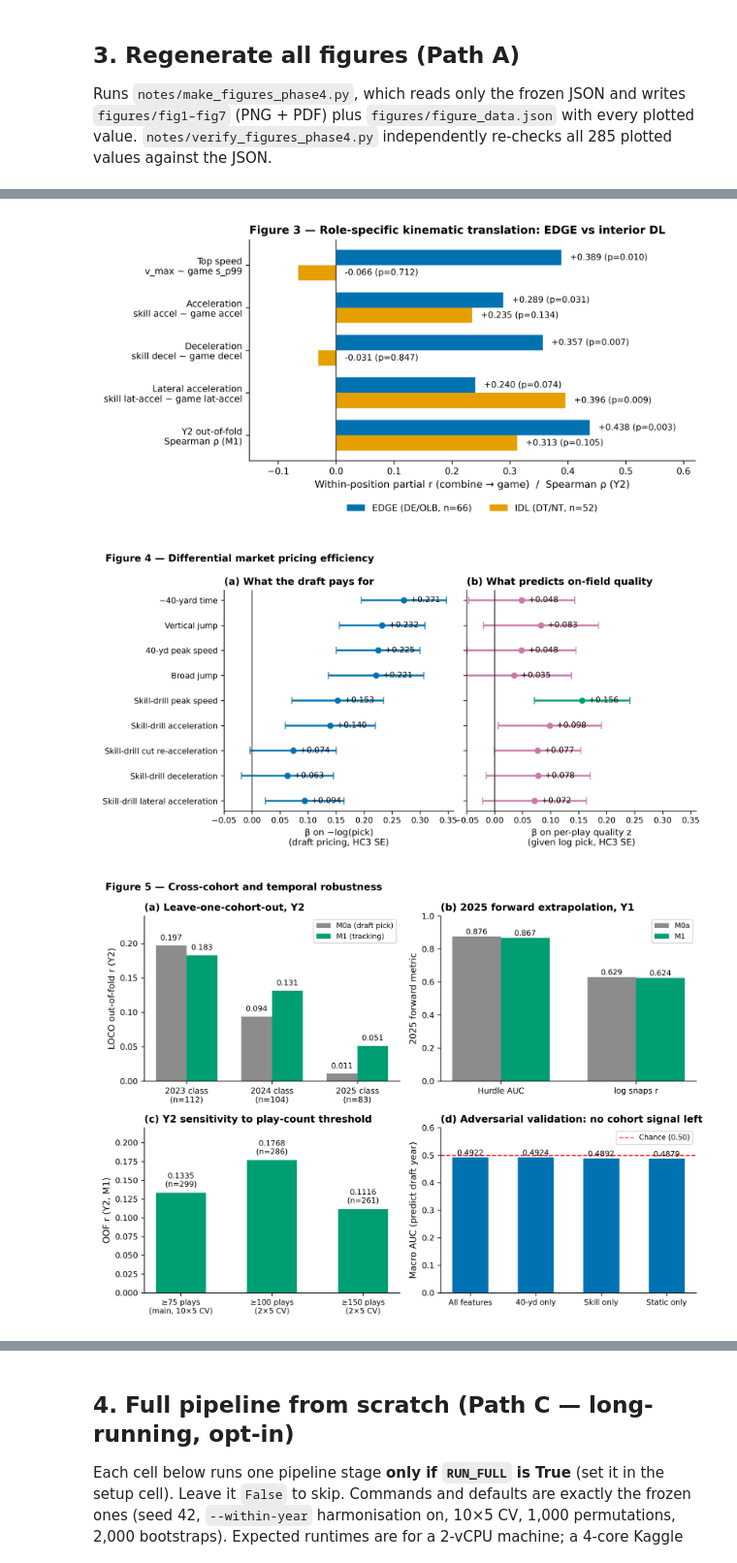
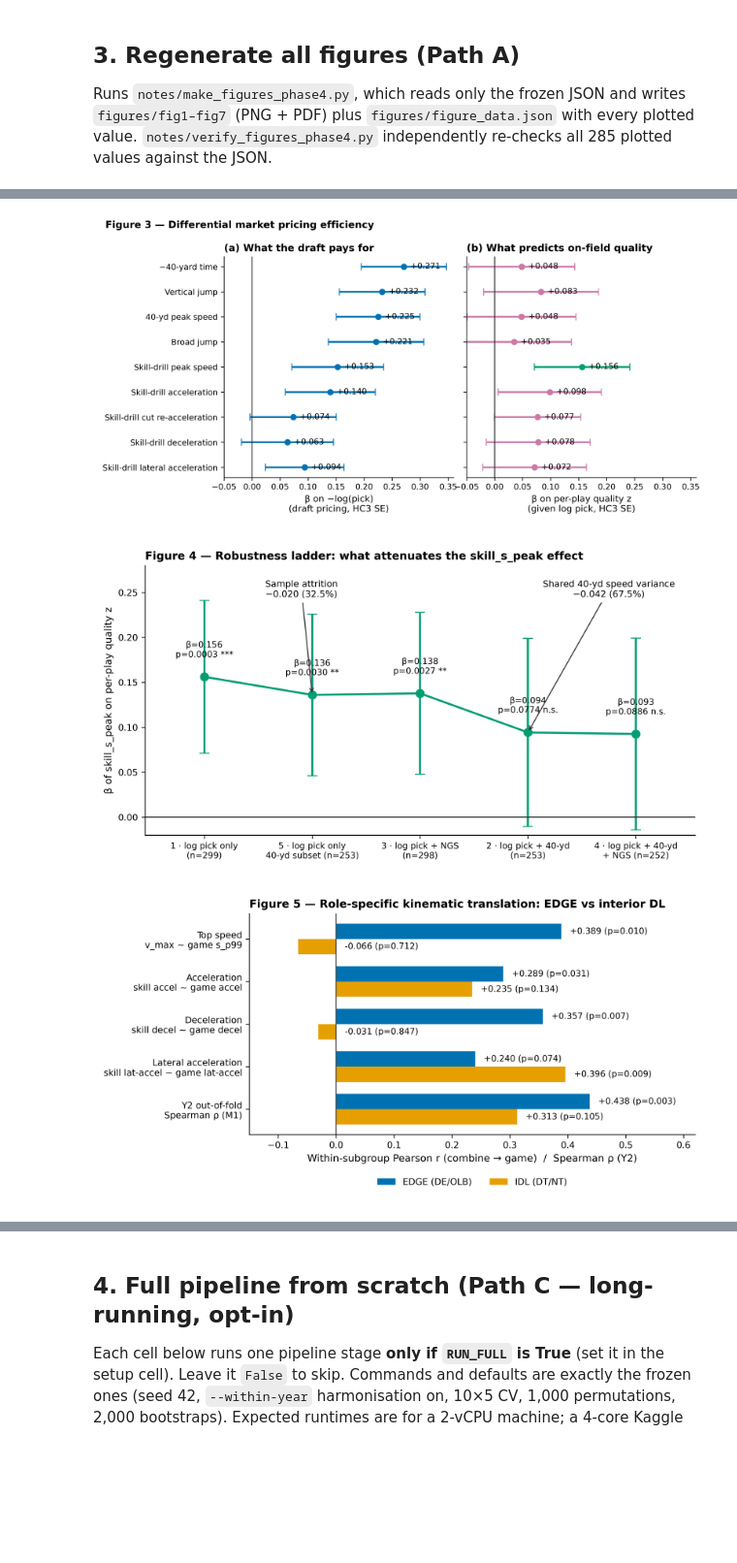
Before and after one commit to wangde2021-collab/kaggle, a Jupyter notebook: 03-nfl-big-data-bowl/nfl_big_data_bowl_2027_reproducible.ipynb, the cells around one changed output, grey strips where cells are left out. Shown at 97% size. Saved outputs shown, nothing was run; the diff lists cells and outputs as text; code cells hidden in the pictures; blank space fills up the shorter version.

```diff
--- a/03-nfl-big-data-bowl/nfl_big_data_bowl_2027_reproducible.ipynb
+++ b/03-nfl-big-data-bowl/nfl_big_data_bowl_2027_reproducible.ipynb
@@ -199,14 +199,14 @@ ALL 285 CHECKS PASSED — figures+tables = 9 (< 10)
 # %%
 from IPython.display import Image, display
 
 for name in ["fig1_double_dissociation", "fig2_beyond_stopwatch",
-             "fig3_dl_edge_idl", "fig4_pricing_efficiency",
-             "fig5_loco_temporal", "fig6_robustness_ladder",
-             "fig7_ktr_transfer"]:
+             "fig3_pricing_efficiency", "fig4_robustness_ladder",
+             "fig5_dl_edge_idl", "fig6_ktr_transfer",
+             "fig7_loco_temporal"]:
     display(Image(filename=f"figures/{name}.png", width=950))
 # %% [output]
 [figure]
 [figure]
-[figure, old version]
+[figure, new version]
-[figure, old version]
+[figure, new version]
-[figure, old version]
+[figure, new version]
```
Also changed, not shown: parts of 2 cells of this notebook, 11 other files.
